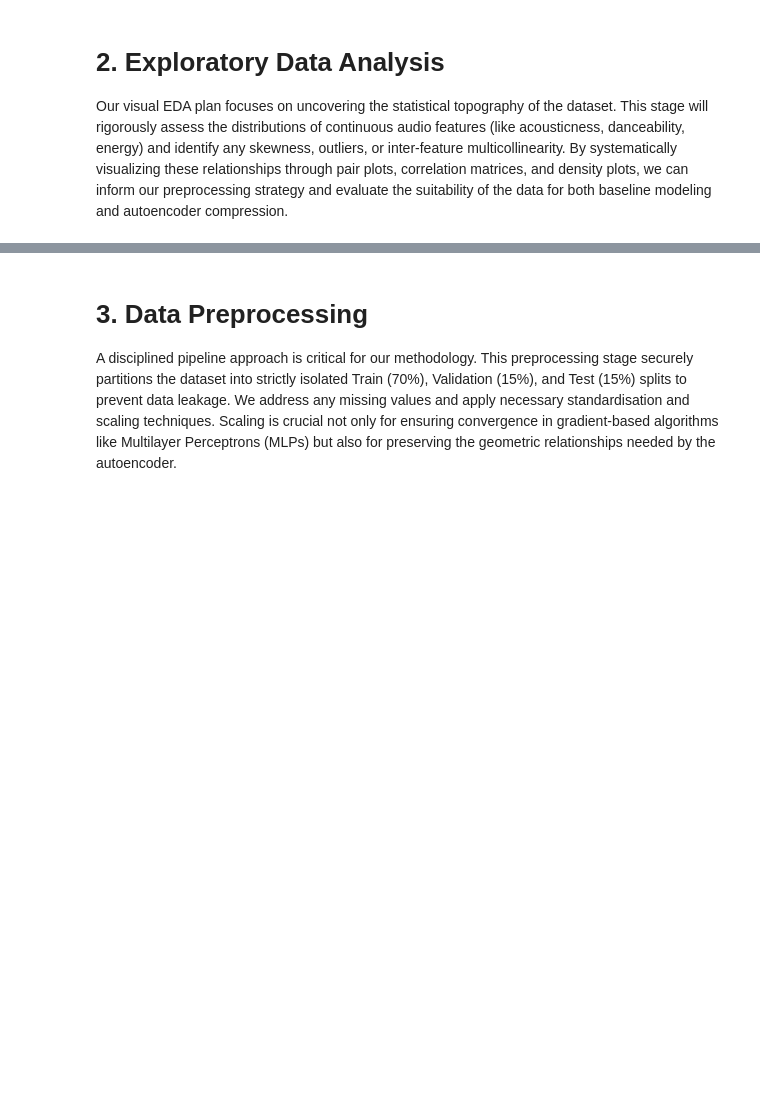
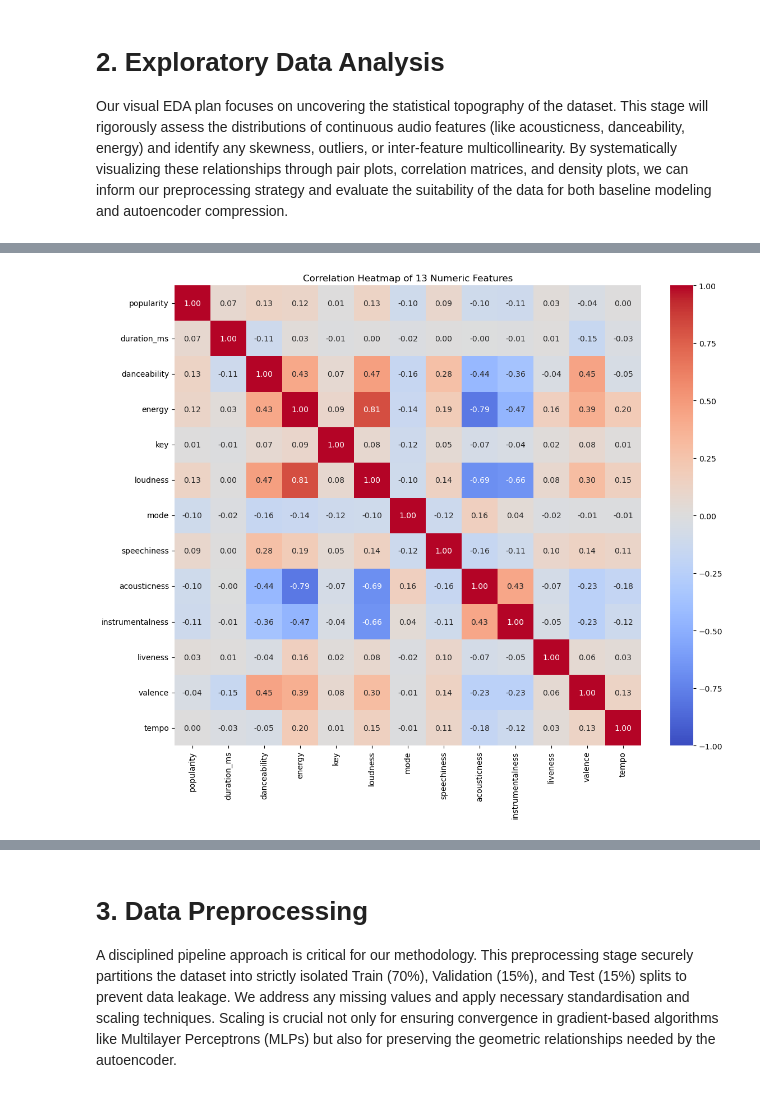
Before and after one commit to kellyc86/msin0097-predictive-analytics, a Jupyter notebook: notebooks/01_full_pipeline.ipynb, the cells around one changed output, grey strips where cells are left out. Saved outputs shown, nothing was run; the diff lists cells and outputs as text; code cells hidden in the pictures; blank space fills up the shorter version.

```diff
--- a/notebooks/01_full_pipeline.ipynb
+++ b/notebooks/01_full_pipeline.ipynb
@@ -14,0 +61,16 @@ Our visual EDA plan focuses on uncovering the statistical topography of the data
+# %%
+# 3. Correlation Heatmap of 13 Numeric Features
+numeric_cols = df.select_dtypes(include=[np.number]).columns.tolist()
+if 'Unnamed: 0' in numeric_cols:
+    numeric_cols.remove('Unnamed: 0')
+numeric_cols = numeric_cols[:13] # Keep exactly 13 numeric features
+
+plt.figure(figsize=(12, 10))
+corr_matrix = df[numeric_cols].corr()
+sns.heatmap(corr_matrix, annot=True, cmap='coolwarm', fmt=".2f", vmin=-1, vmax=1)
+plt.title('Correlation Heatmap of 13 Numeric Features')
+plt.tight_layout()
+plt.savefig('../figures/02_correlation_heatmap.png')
+plt.show()
+# %% [output]
+[figure, added]
```
Also changed, not shown: parts of 9 cells of this notebook, 4 other files.
